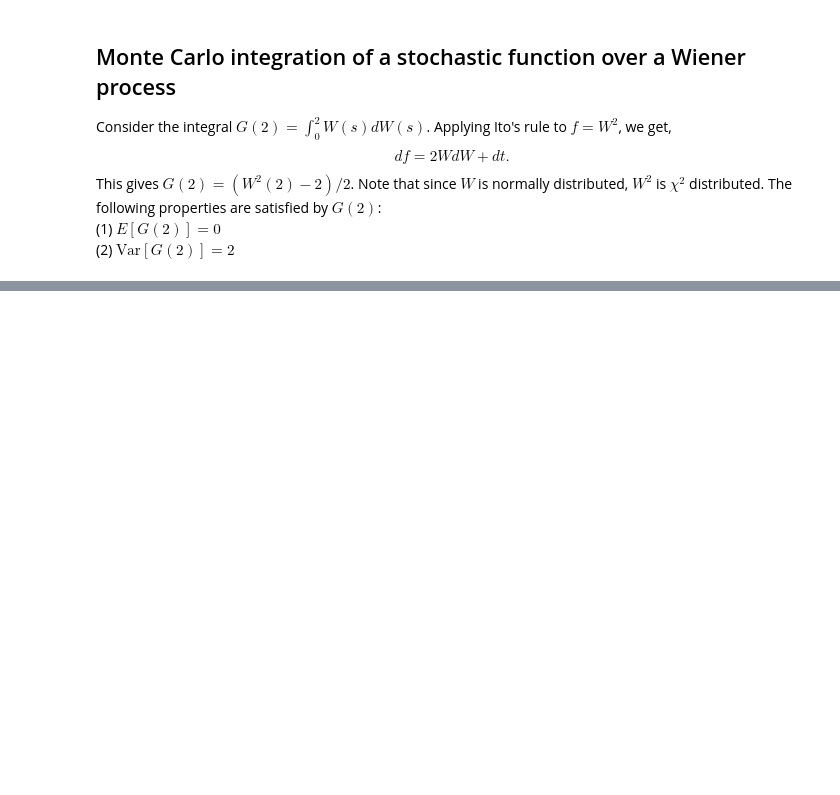
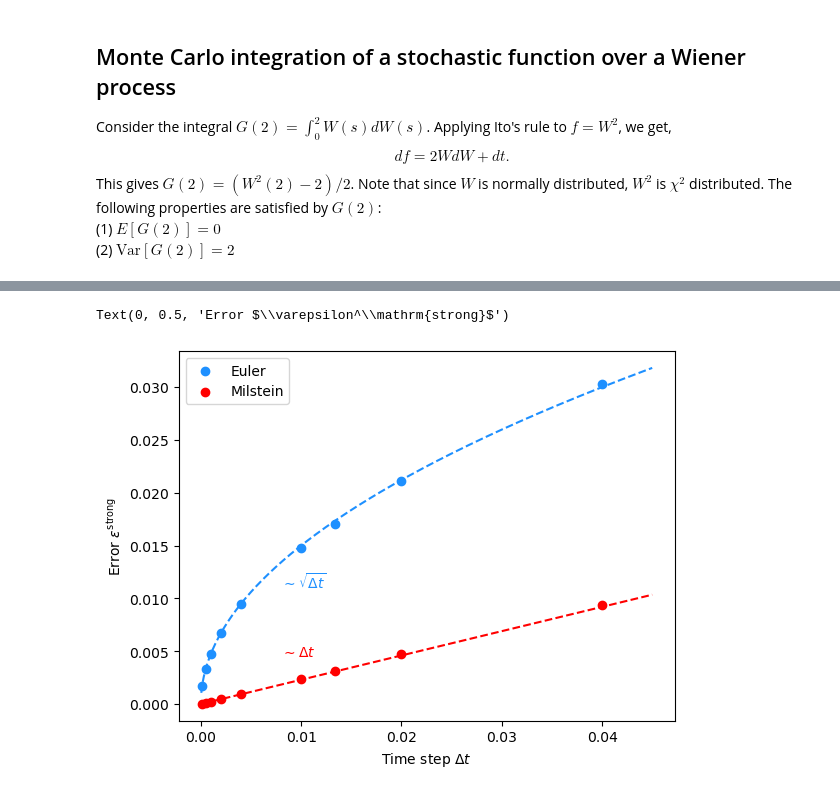
Before and after one commit to ashreyaj/pyQuafi, a Jupyter notebook: examples/Monte Carlo Integration.ipynb, the cells around one changed output, grey strips where cells are left out. Drawn from its saved outputs; the diff is of its cells as text; code cells hidden in the pictures; blank space fills up the shorter version.

Commit message:
Euler and Milstein discretization

```diff
--- a/examples/Monte Carlo.ipynb
+++ b/examples/Monte Carlo Integration.ipynb
@@ -145,0 +166,74 @@ Theoretical variance: 2
+# %%
+def paths_euler(S0, mu, sigma, T, nSteps, nSamples):
+    rand = np.random.normal(0, 1, ((nSamples, nSteps)))
+    S_mc = np.zeros((nSamples, nSteps+1))
+    S_gbm = np.zeros((nSamples, nSteps+1))
+    S_mc[:,0] = S0
+    S_gbm[:,0] = S0
+    dt = T / nSteps
+    for i in range(nSteps):
+        rand[:,i] = (rand[:,i] - np.mean(rand[:,i])) / np.std(rand[:,i])
+        S_mc[:,i+1] = S_mc[:,i] + mu * S_mc[:,i] * dt + sigma * S_mc[:,i] * np.sqrt(dt) * rand[:,i]
+        S_gbm[:,i+1] = S_gbm[:,i] * np.exp((mu - 0.5 * sigma**2) * dt + sigma * np.sqrt(dt) * rand[:,i])
+    return {"S_mc":S_mc, "S_gbm":S_gbm}
+
+def paths_milstein(S0, mu, sigma, T, nSteps, nSamples):
+    rand = np.random.normal(0, 1, ((nSamples, nSteps)))
+    S_mc = np.zeros((nSamples, nSteps+1))
+    S_gbm = np.zeros((nSamples, nSteps+1))
+    S_mc[:,0] = S0
+    S_gbm[:,0] = S0
+    dt = T / nSteps
+    for i in range(nSteps):
+        rand[:,i] = (rand[:,i] - np.mean(rand[:,i])) / np.std(rand[:,i])
+        S_mc[:,i+1] = S_mc[:,i] + mu * S_mc[:,i] * dt + sigma * S_mc[:,i] * np.sqrt(dt) * rand[:,i] + 0.5 * sigma**2 * S_mc[:,i] * dt * (rand[:,i]**2 - 1)
+        S_gbm[:,i+1] = S_gbm[:,i] * np.exp((mu - 0.5 * sigma**2) * dt + sigma * np.sqrt(dt) * rand[:,i])
+    return {"S_mc":S_mc, "S_gbm":S_gbm}
+
+def strong_convergence(S_mc, S_gbm):
+    S_mc = S_mc[:,-1]
+    S_gbm = S_gbm[:,-1]
+    err = np.mean(np.abs(S_mc - S_gbm))
+    return err
+
+def weak_convergence(S_mc, S_gbm):
+    S_mc = S_mc[:,-1]
+    S_gbm = S_gbm[:,-1]
+    err = np.abs(np.mean(S_mc)-np.mean(S_gbm))
+    return err
+
+# compare Euler and Milstein discretization
+T = 1
+steps = np.array([25,50,75,100,250,500,1000,2000,8000])
+dts = T / steps
+err_strong_euler = np.zeros(len(steps))
+err_weak_euler = np.zeros(len(steps))
+err_strong_milstein = np.zeros(len(steps))
+err_weak_milstein = np.zeros(len(steps))
+for i, nSteps in enumerate(steps):
+    p = paths_euler(100, 0.05, 0.05, T, nSteps, 5000)
+    S_mc = p["S_mc"]
+    S_gbm = p["S_gbm"]
+    err_strong_euler[i] = strong_convergence(S_mc,S_gbm)
+    err_weak_euler[i] = weak_convergence(S_mc,S_gbm)
+
+    p = paths_milstein(100, 0.05, 0.05, T, nSteps, 5000)
+    S_mc = p["S_mc"]
+    S_gbm = p["S_gbm"]
+    err_strong_milstein[i] = strong_convergence(S_mc,S_gbm)
+    err_weak_milstein[i] = weak_convergence(S_mc,S_gbm)
+
+
+plt.scatter(dts,err_strong_euler,c='dodgerblue',label='Euler')
+plt.scatter(dts,err_strong_milstein,c='red',label='Milstein')
+xs = np.arange(5e-5,0.045,1e-5)
+plt.plot(xs,0.15*np.sqrt(xs),'--',c='dodgerblue')
+plt.plot(xs,0.23*xs,'--',c='red')
+plt.text(8e-3,0.011,r'$\sim \sqrt{\Delta t}$',color='dodgerblue')
+plt.text(8e-3,0.0045,r'$\sim \Delta t$',color='red')
+plt.legend()
+plt.xlabel(r'Time step $\Delta t$')
+plt.ylabel(r'Error $\varepsilon^\mathrm{strong}$')
+# %% [output]
+Text(0, 0.5, 'Error $\\varepsilon^\\mathrm{strong}$')
+[figure, added]
```
Also changed, not shown: parts of 6 cells of this notebook.
